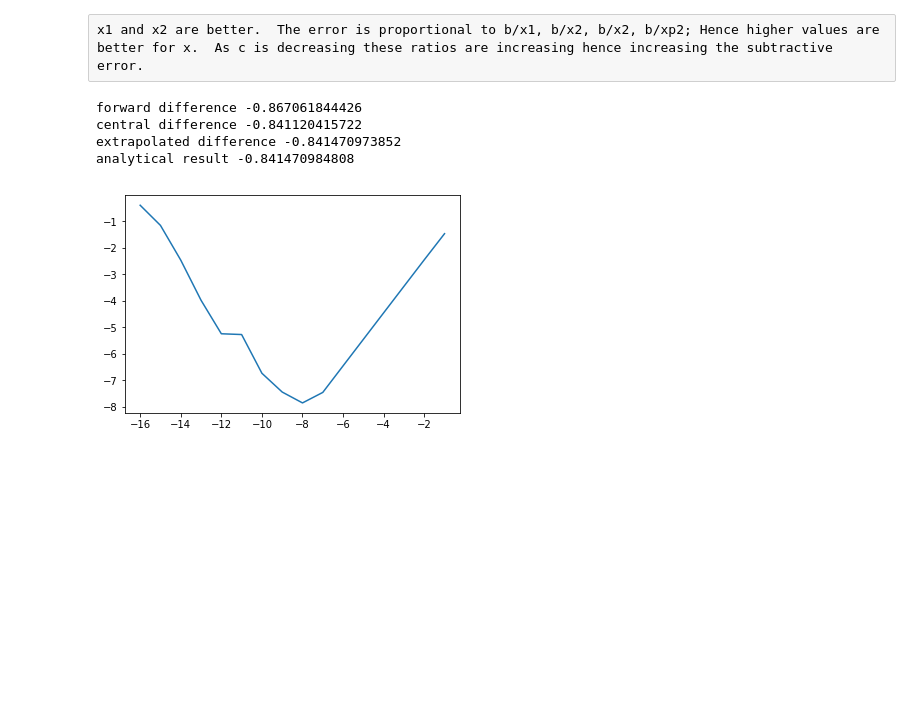
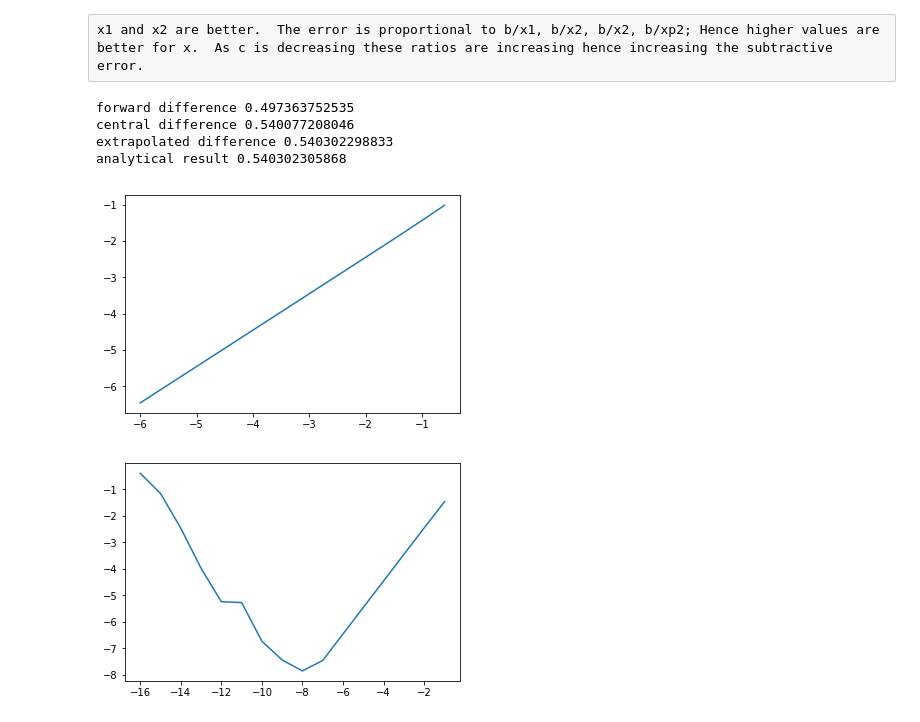
Before and after one commit to PushkinKachroo/computational-physics-class-404-604-Spring-2019, a Jupyter notebook: hw3.ipynb, the cells around one changed output. Cells and saved outputs as stored; diff of their text form; code cells hidden in the pictures; blank space fills up the shorter version.

```diff
--- a/hw3.ipynb
+++ b/hw3.ipynb
@@ -128,15 +128,30 @@ def deried(y,x,dx):
 import numpy as np
 x=1.0
 dx=0.1
-print('forward difference',derifw(np.cos,x,dx))
-print('central difference',dericd(np.cos,x,dx))
-print('extrapolated difference',deried(np.cos,x,dx))
-print('analytical result',-np.sin(x))
+print('forward difference',derifw(np.sin,x,dx))
+print('central difference',dericd(np.sin,x,dx))
+print('extrapolated difference',deried(np.sin,x,dx))
+print('analytical result',np.cos(x))
 # %% [output]
-forward difference -0.867061844426
-central difference -0.841120415722
-extrapolated difference -0.841470973852
-analytical result -0.841470984808
+forward difference 0.497363752535
+central difference 0.540077208046
+extrapolated difference 0.540302298833
+analytical result 0.540302305868
+# %%
+import numpy as np
+import math
+import matplotlib.pylab  as p
+x=math.pi/4
+logdx=[]
+logerr=[]
+for dx in 10**np.arange(-6, -0.5, 0.1):
+    logdx.append(math.log(dx,10))
+    err = abs(derifw(np.sin,x,dx)-np.cos(x))
+    logerr.append(math.log(err,10))
+p.plot(logdx,logerr)
+p.show()
+# %% [output]
+[figure, added]
 # %%
 import numpy as np
 import math
```
Also changed, not shown: parts of 6 cells of this notebook.
